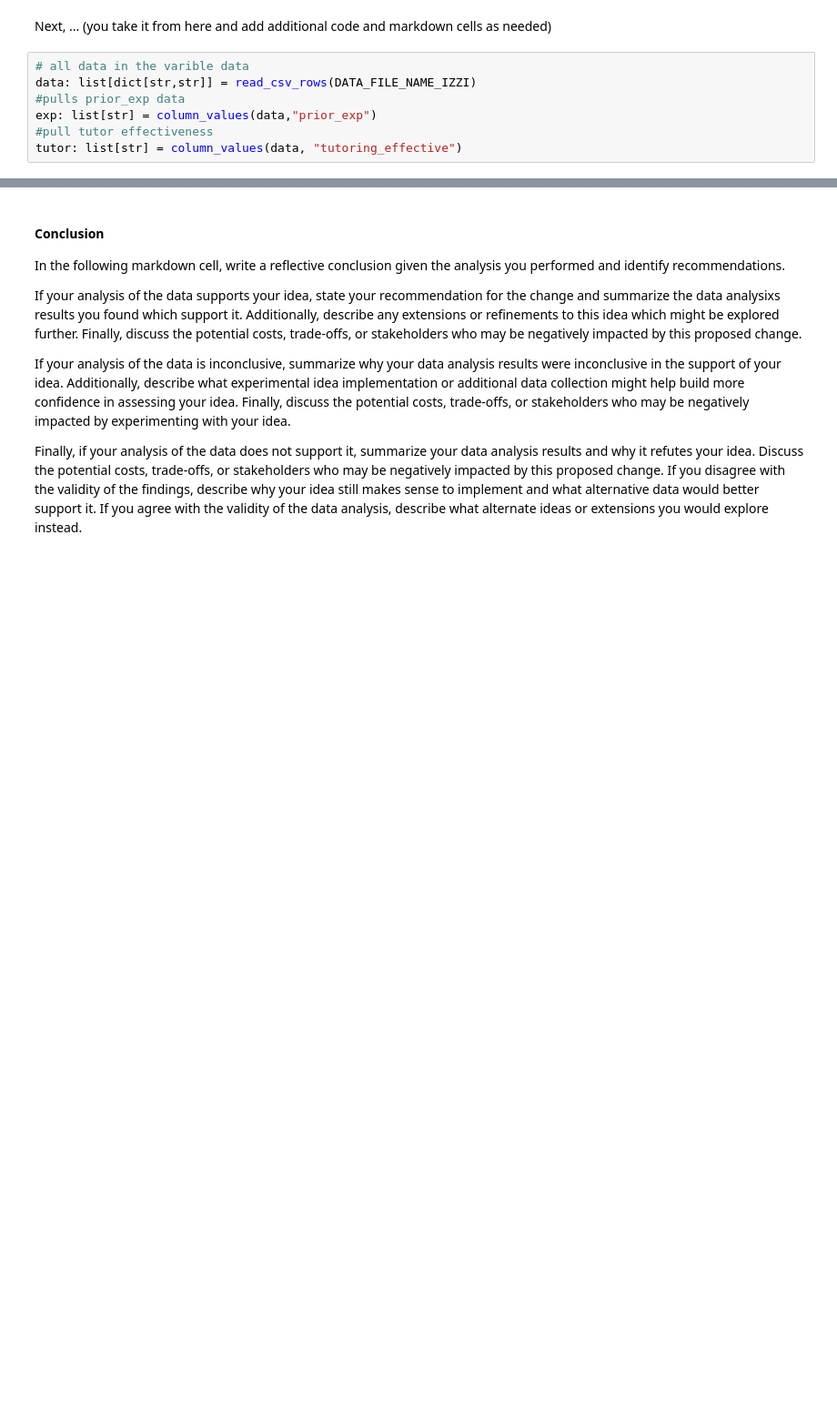
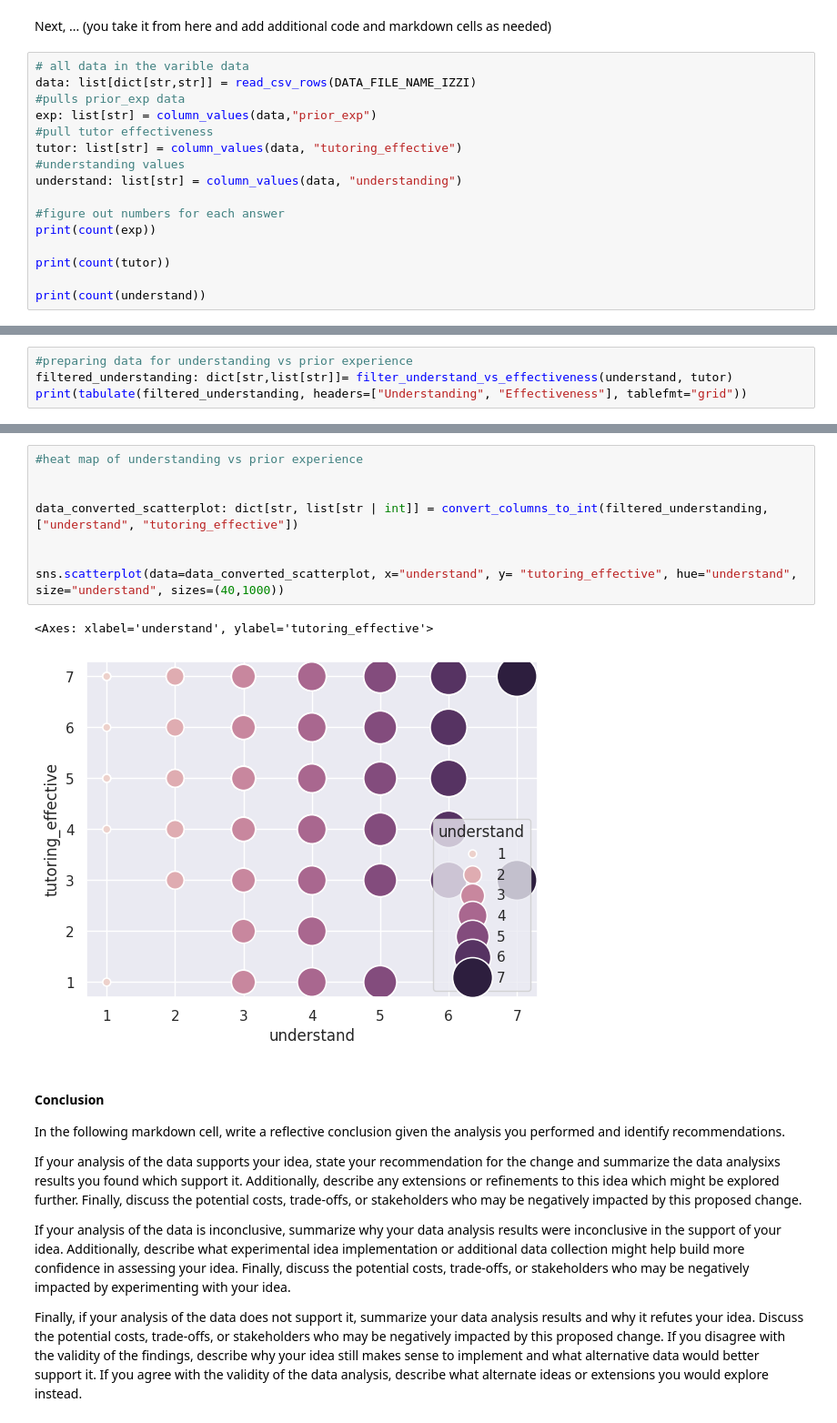
Before and after one commit to jdherr137/comp110-26s-workspace, a Jupyter notebook: exercises/ex09/analysis.ipynb, the cells around one changed output, grey strips where cells are left out. Shown at 91% size. Saved outputs shown, nothing was run; the diff lists cells and outputs as text; blank space fills up the shorter version.

```diff
--- a/exercises/ex09/analysis.ipynb
+++ b/exercises/ex09/analysis.ipynb
@@ -487,4 +477,13 @@ data: list[dict[str,str]] = read_csv_rows(DATA_FILE_NAME_IZZI)
 exp: list[str] = column_values(data,"prior_exp")
 #pull tutor effectiveness
 tutor: list[str] = column_values(data, "tutoring_effective")
+#understanding values
+understand: list[str] = column_values(data, "understanding")
+
+#figure out numbers for each answer
+print(count(exp))
+
+print(count(tutor))
+
+print(count(understand))
 # %% [output]
@@ -513,0 +591,4 @@ print(tabulate(new_data, headers=["Experience", "Effectiveness"], tablefmt="grid
+# %%
+#preparing data for understanding vs prior experience
+filtered_understanding: dict[str,list[str]]= filter_understand_vs_effectiveness(understand, tutor)
+print(tabulate(filtered_understanding, headers=["Understanding", "Effectiveness"], tablefmt="grid"))
@@ -514,3 +613,14 @@ print(tabulate(new_data, headers=["Experience", "Effectiveness"], tablefmt="grid
+# %%
+#heat map of understanding vs prior experience
+
+
+data_converted_scatterplot: dict[str, list[str | int]] = convert_columns_to_int(filtered_understanding, ["understand", "tutoring_effective"])
+
+
+sns.scatterplot(data=data_converted_scatterplot, x="understand", y= "tutoring_effective", hue="understand", size="understand", sizes=(40,1000))
+# %% [output]
+<Axes: xlabel='understand', ylabel='tutoring_effective'>
+[figure, added]
 # %% [markdown]
 #### Conclusion
 
```
Also changed, not shown: parts of 9 cells of this notebook, 1 other file.
